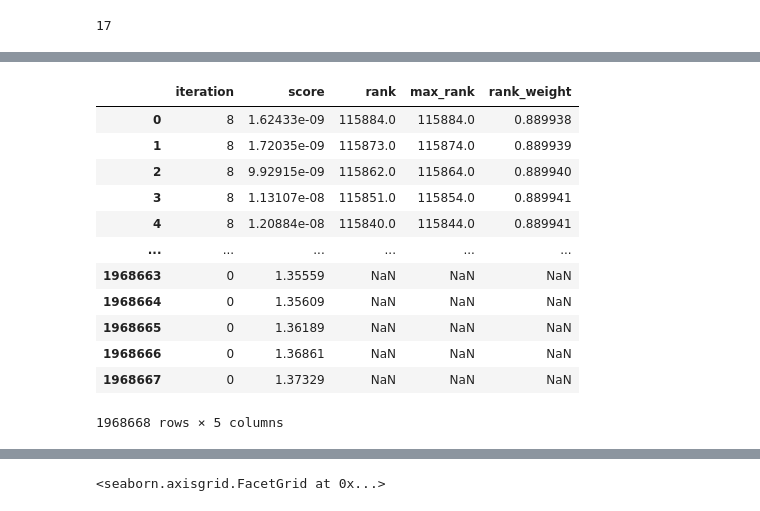
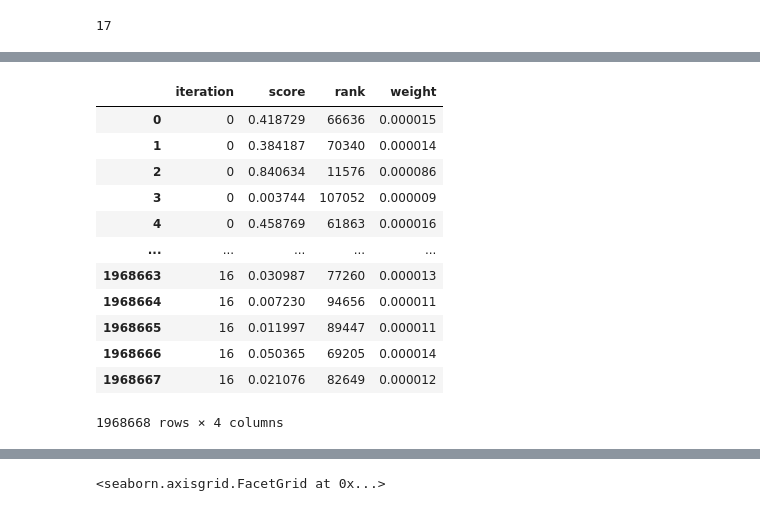
Before and after one commit to BlackHC/active_learning_redux, a Jupyter notebook: C_examine_AL_bald_scores.ipynb, the cells around one changed output, grey strips where cells are left out. Drawn from its saved outputs; the diff is of its cells as text; code cells hidden in the pictures.

```diff
--- a/C_examine_AL_bald_scores.ipynb
+++ b/C_examine_AL_bald_scores.ipynb
@@ -27,6 +27,8 @@ import numpy as np
 import torch
 # %%
 bald_scores = torch.load("bald_scores.tpickle")
+# %%
+bald_scores = [scores.numpy() for scores in bald_scores]
 # %%
 len(bald_scores)
 # %% [output]
@@ -124,16 +36,2 @@ ranked_df = df_sorted.drop(columns="one")
-# %%
-ranked_df
-# %% [output]
-|  | iteration | score | rank | max_rank | rank_weight |
-| 0 | 8 | 1.62433e-09 | 115884.0 | 115884.0 | 0.889938 |
-| 1 | 8 | 1.72035e-09 | 115873.0 | 115874.0 | 0.889939 |
-| 2 | 8 | 9.92915e-09 | 115862.0 | 115864.0 | 0.889940 |
-| 3 | 8 | 1.13107e-08 | 115851.0 | 115854.0 | 0.889941 |
-| 4 | 8 | 1.20884e-08 | 115840.0 | 115844.0 | 0.889941 |
-| ... | ... | ... | ... | ... | ... |
-| 1968663 | 0 | 1.35559 | NaN | NaN | NaN |
-| 1968664 | 0 | 1.35609 | NaN | NaN | NaN |
-| 1968665 | 0 | 1.36189 | NaN | NaN | NaN |
-| 1968666 | 0 | 1.36861 | NaN | NaN | NaN |
-| 1968667 | 0 | 1.37329 | NaN | NaN | NaN |
-1968668 rows × 5 columns
+# %%
+bald_ranks = [(-scores).argsort().argsort() for scores in bald_scores]
@@ -140 +50,18 @@ ranked_df
+# %%
+df = pd.DataFrame(rows)
+df
+# %% [output]
+|  | iteration | score | rank | weight |
+| 0 | 0 | 0.418729 | 66636 | 0.000015 |
+| 1 | 0 | 0.384187 | 70340 | 0.000014 |
+| 2 | 0 | 0.840634 | 11576 | 0.000086 |
+| 3 | 0 | 0.003744 | 107052 | 0.000009 |
+| 4 | 0 | 0.458769 | 61863 | 0.000016 |
+| ... | ... | ... | ... | ... |
+| 1968663 | 16 | 0.030987 | 77260 | 0.000013 |
+| 1968664 | 16 | 0.007230 | 94656 | 0.000011 |
+| 1968665 | 16 | 0.011997 | 89447 | 0.000011 |
+| 1968666 | 16 | 0.050365 | 69205 | 0.000014 |
+| 1968667 | 16 | 0.021076 | 82649 | 0.000012 |
+1968668 rows × 4 columns
 # %%
```
Also changed, not shown: parts of 15 cells of this notebook.
